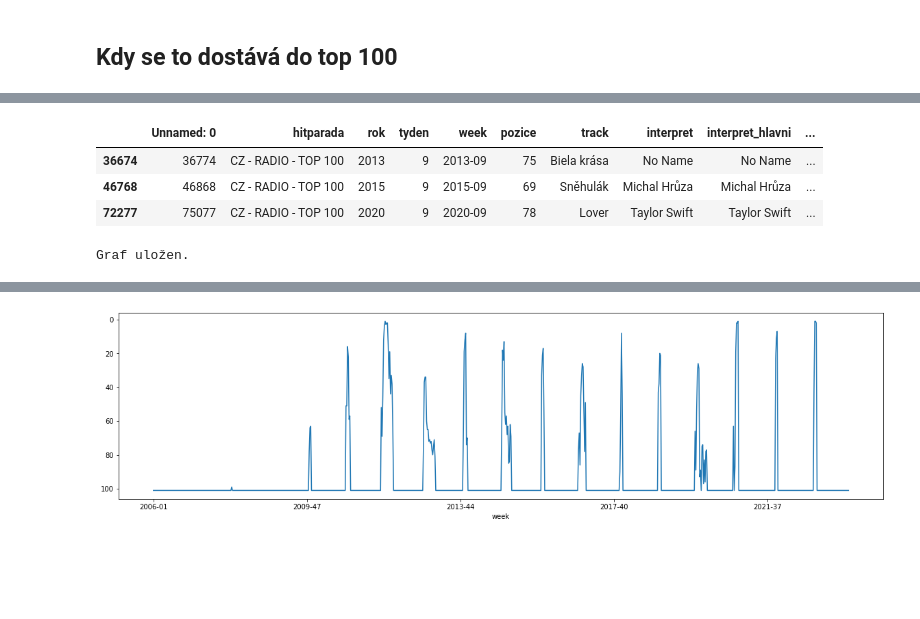
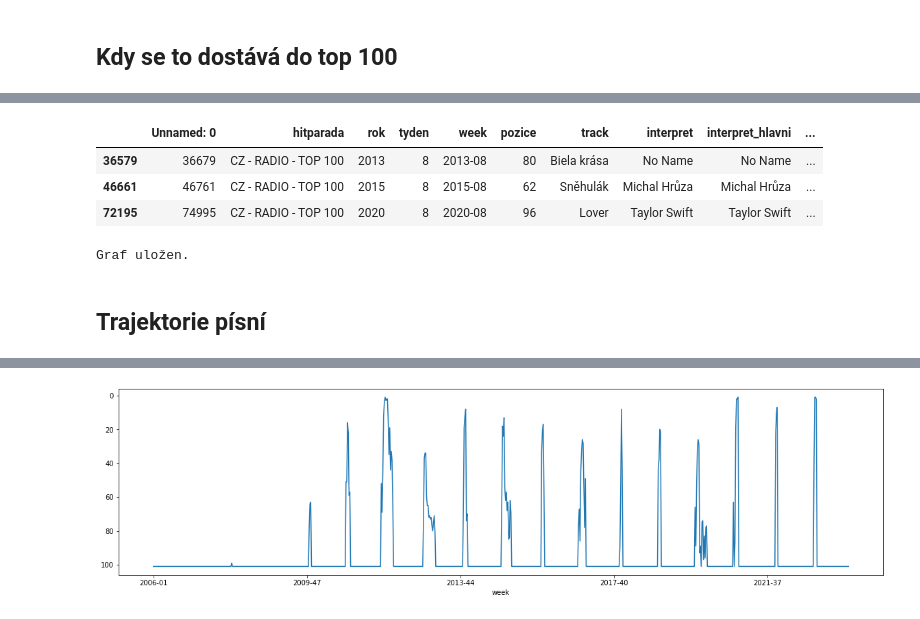
Before and after one commit to DataRozhlas/hitparady, a Jupyter notebook: 105 CZ100RADIO po roce Vánoce.ipynb, the cells around one changed output, grey strips where cells are left out. Cells and saved outputs as stored; diff of their text form; code cells hidden in the pictures; blank space fills up the shorter version.

```diff
--- a/105 CZ100RADIO po roce Vánoce.ipynb
+++ b/105 CZ100RADIO po roce Vánoce.ipynb
@@ -148,8 +172,8 @@ cely_rok = df[df['track'].isin(vanocni)].groupby("tyden").size().reindex(vanocni
 # %%
-df[df['track'].isin(vanocni) & (df['tyden'] == 9)]
+df[df['track'].isin(vanocni) & (df['tyden'] == 8)]
 # %% [output]
 |  | Unnamed: 0 | hitparada | rok | tyden | week | pozice | track | interpret | interpret_hlavni | ... |
-| 36674 | 36774 | CZ - RADIO - TOP 100 | 2013 | 9 | 2013-09 | 75 | Biela krása | No Name | No Name | ... |
-| 46768 | 46868 | CZ - RADIO - TOP 100 | 2015 | 9 | 2015-09 | 69 | Sněhulák | Michal Hrůza | Michal Hrůza | ... |
-| 72277 | 75077 | CZ - RADIO - TOP 100 | 2020 | 9 | 2020-09 | 78 | Lover | Taylor Swift | Taylor Swift | ... |
+| 36579 | 36679 | CZ - RADIO - TOP 100 | 2013 | 8 | 2013-08 | 80 | Biela krása | No Name | No Name | ... |
+| 46661 | 46761 | CZ - RADIO - TOP 100 | 2015 | 8 | 2015-08 | 62 | Sněhulák | Michal Hrůza | Michal Hrůza | ... |
+| 72195 | 74995 | CZ - RADIO - TOP 100 | 2020 | 8 | 2020-08 | 96 | Lover | Taylor Swift | Taylor Swift | ... |
 # %%
@@ -157,4 +181,6 @@ graf(sloupcovy=[cely_rok], target="vanoce_celorok", titulek='Ve kterých týdnec
 # %% [output]
 Graf uložen.
+# %% [markdown]
+## Trajektorie písní
 # %%
 vsechnytydny = df['week'].drop_duplicates().to_list()
```
Also changed, not shown: parts of 26 cells of this notebook, 13 other files.
